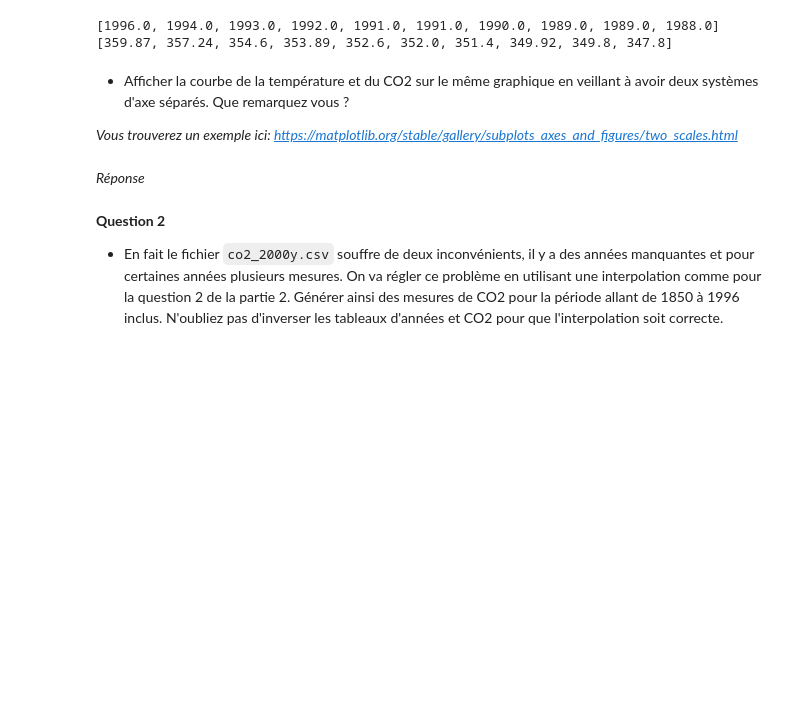
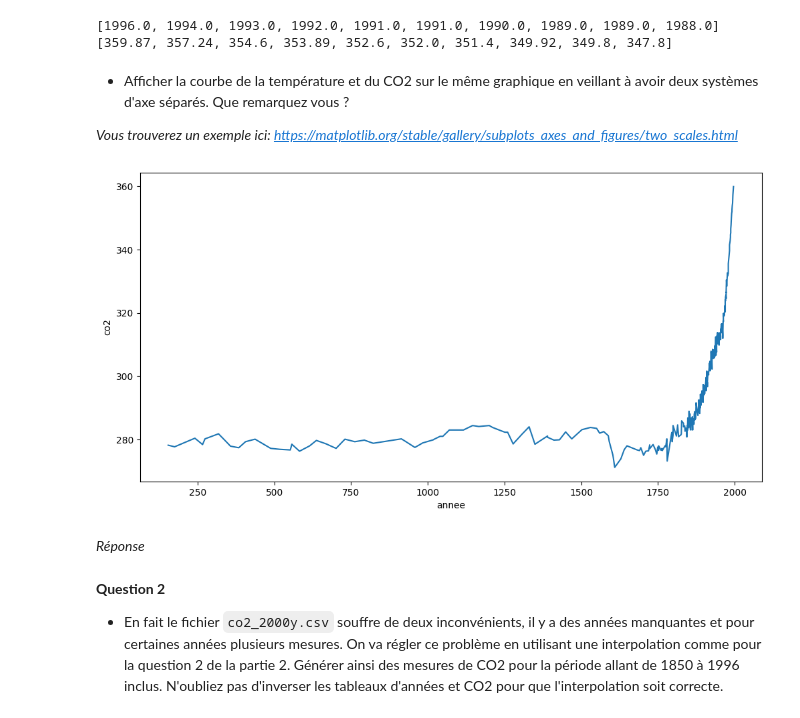
Before and after one commit to kenzalittlegenius/Climate-data-analysis-processing-visualisation, a Jupyter notebook: TP1.ipynb, the cells around one changed output. Cells and saved outputs as stored; diff of their text form; code cells hidden in the pictures; blank space fills up the shorter version.

```diff
--- a/TP1.ipynb
+++ b/TP1.ipynb
@@ -350,3 +348,13 @@ print(co2[:10])
+# %%
+# à compléter
+plt.figure(figsize=(12,6))
+plt.plot(annees,co2)
+
+plt.xlabel("annee")
+plt.ylabel("co2")
+plt.show()
+# %% [output]
+[figure, added]
 # %% [markdown]
 *Réponse*
 # %% [markdown]
```
Also changed, not shown: parts of 1 cell of this notebook.
